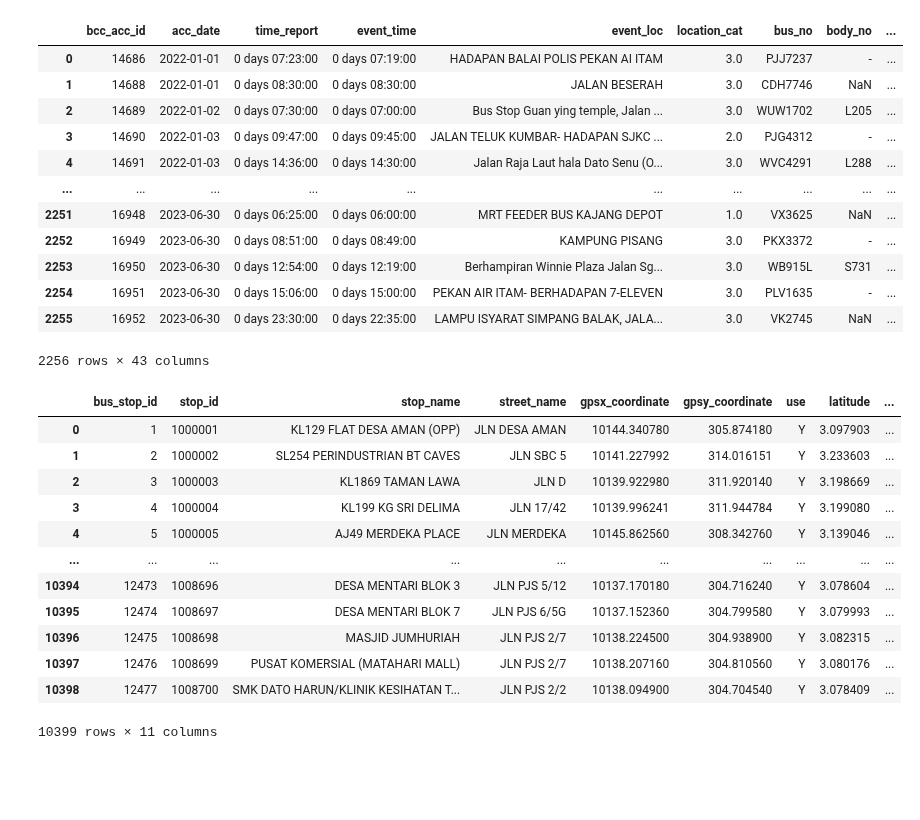
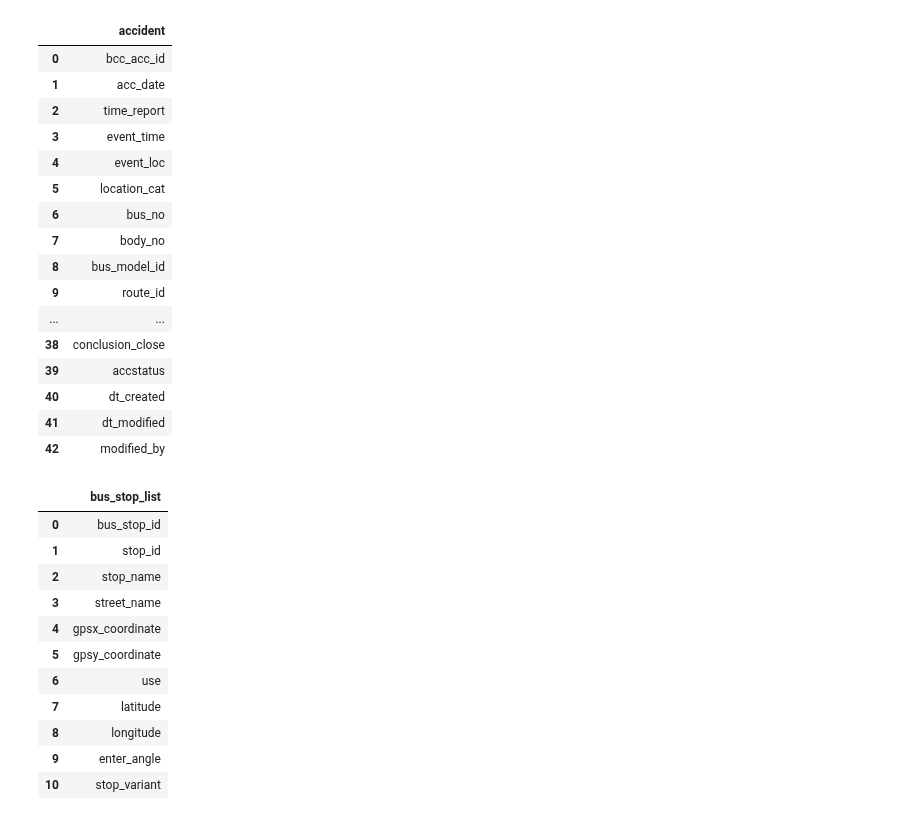
Before and after one commit to izardy/myrapid-backend, a Jupyter notebook: etl/sandbox.ipynb, the cells around one changed output. Cells and saved outputs as stored; diff of their text form; code cells hidden in the pictures; blank space fills up the shorter version.

```diff
--- a/etl/sandbox.ipynb
+++ b/etl/sandbox.ipynb
@@ -5,34 +51,41 @@ pd.set_option('display.max_columns', None)
 # %%
-pd.read_csv('../data/accident.csv') # lat lon accident to plot
+pd.read_csv('../data/accident.csv').head(1) # lat lon accident to plot
+accident=pd.DataFrame(pd.read_csv('../data/accident.csv').head(1).columns,columns=['accident'])
+accident
 # %% [output]
-|  | bcc_acc_id | acc_date | time_report | event_time | event_loc | location_cat | bus_no | body_no | ... |
-| 0 | 14686 | 2022-01-01 | 0 days 07:23:00 | 0 days 07:19:00 | HADAPAN BALAI POLIS PEKAN AI ITAM | 3.0 | PJJ7237 | - | ... |
-| 1 | 14688 | 2022-01-01 | 0 days 08:30:00 | 0 days 08:30:00 | JALAN BESERAH | 3.0 | CDH7746 | NaN | ... |
-| 2 | 14689 | 2022-01-02 | 0 days 07:30:00 | 0 days 07:00:00 | Bus Stop Guan ying temple, Jalan ... | 3.0 | WUW1702 | L205 | ... |
-| 3 | 14690 | 2022-01-03 | 0 days 09:47:00 | 0 days 09:45:00 | JALAN TELUK KUMBAR- HADAPAN SJKC ... | 2.0 | PJG4312 | - | ... |
-| 4 | 14691 | 2022-01-03 | 0 days 14:36:00 | 0 days 14:30:00 | Jalan Raja Laut hala Dato Senu (O... | 3.0 | WVC4291 | L288 | ... |
-| ... | ... | ... | ... | ... | ... | ... | ... | ... | ... |
-| 2251 | 16948 | 2023-06-30 | 0 days 06:25:00 | 0 days 06:00:00 | MRT FEEDER BUS KAJANG DEPOT | 1.0 | VX3625 | NaN | ... |
-| 2252 | 16949 | 2023-06-30 | 0 days 08:51:00 | 0 days 08:49:00 | KAMPUNG PISANG | 3.0 | PKX3372 | - | ... |
-| 2253 | 16950 | 2023-06-30 | 0 days 12:54:00 | 0 days 12:19:00 | Berhampiran Winnie Plaza Jalan Sg... | 3.0 | WB915L | S731 | ... |
-| 2254 | 16951 | 2023-06-30 | 0 days 15:06:00 | 0 days 15:00:00 | PEKAN AIR ITAM- BERHADAPAN 7-ELEVEN | 3.0 | PLV1635 | - | ... |
-| 2255 | 16952 | 2023-06-30 | 0 days 23:30:00 | 0 days 22:35:00 | LAMPU ISYARAT SIMPANG BALAK, JALA... | 3.0 | VK2745 | NaN | ... |
+|  | accident |
+| 0 | bcc_acc_id |
+| 1 | acc_date |
+| 2 | time_report |
+| 3 | event_time |
+| 4 | event_loc |
+| 5 | location_cat |
+| 6 | bus_no |
+| 7 | body_no |
+| 8 | bus_model_id |
+| 9 | route_id |
+| ... | ... |
+| 38 | conclusion_close |
+| 39 | accstatus |
+| 40 | dt_created |
+| 41 | dt_modified |
+| 42 | modified_by |
-2256 rows × 43 columns
 # %%
 pd.read_csv('../data/bus_stop_list.csv') # to integrate lat lon for bus stop into boundary map
+bus_stop_list=pd.DataFrame(pd.read_csv('../data/bus_stop_list.csv').head(1).columns,columns=['bus_stop_list'])
+bus_stop_list
 # %% [output]
-|  | bus_stop_id | stop_id | stop_name | street_name | gpsx_coordinate | gpsy_coordinate | use | latitude | ... |
-| 0 | 1 | 1000001 | KL129 FLAT DESA AMAN (OPP) | JLN DESA AMAN | 10144.340780 | 305.874180 | Y | 3.097903 | ... |
-| 1 | 2 | 1000002 | SL254 PERINDUSTRIAN BT CAVES | JLN SBC 5 | 10141.227992 | 314.016151 | Y | 3.233603 | ... |
-| 2 | 3 | 1000003 | KL1869 TAMAN LAWA | JLN D | 10139.922980 | 311.920140 | Y | 3.198669 | ... |
-| 3 | 4 | 1000004 | KL199 KG SRI DELIMA | JLN 17/42 | 10139.996241 | 311.944784 | Y | 3.199080 | ... |
-| 4 | 5 | 1000005 | AJ49 MERDEKA PLACE | JLN MERDEKA | 10145.862560 | 308.342760 | Y | 3.139046 | ... |
-| ... | ... | ... | ... | ... | ... | ... | ... | ... | ... |
-| 10394 | 12473 | 1008696 | DESA MENTARI BLOK 3 | JLN PJS 5/12 | 10137.170180 | 304.716240 | Y | 3.078604 | ... |
-| 10395 | 12474 | 1008697 | DESA MENTARI BLOK 7 | JLN PJS 6/5G | 10137.152360 | 304.799580 | Y | 3.079993 | ... |
-| 10396 | 12475 | 1008698 | MASJID JUMHURIAH | JLN PJS 2/7 | 10138.224500 | 304.938900 | Y | 3.082315 | ... |
-| 10397 | 12476 | 1008699 | PUSAT KOMERSIAL (MATAHARI MALL) | JLN PJS 2/7 | 10138.207160 | 304.810560 | Y | 3.080176 | ... |
-| 10398 | 12477 | 1008700 | SMK DATO HARUN/KLINIK KESIHATAN T... | JLN PJS 2/2 | 10138.094900 | 304.704540 | Y | 3.078409 | ... |
+|  | bus_stop_list |
+| 0 | bus_stop_id |
+| 1 | stop_id |
+| 2 | stop_name |
+| 3 | street_name |
+| 4 | gpsx_coordinate |
+| 5 | gpsy_coordinate |
+| 6 | use |
+| 7 | latitude |
+| 8 | longitude |
+| 9 | enter_angle |
+| 10 | stop_variant |
-10399 rows × 11 columns
 # %%
 pd.read_csv('../data/depot.csv') # to create state name columns , parliamentary boundary columns ,
```
Also changed, not shown: parts of 34 cells of this notebook, 5 other files.
